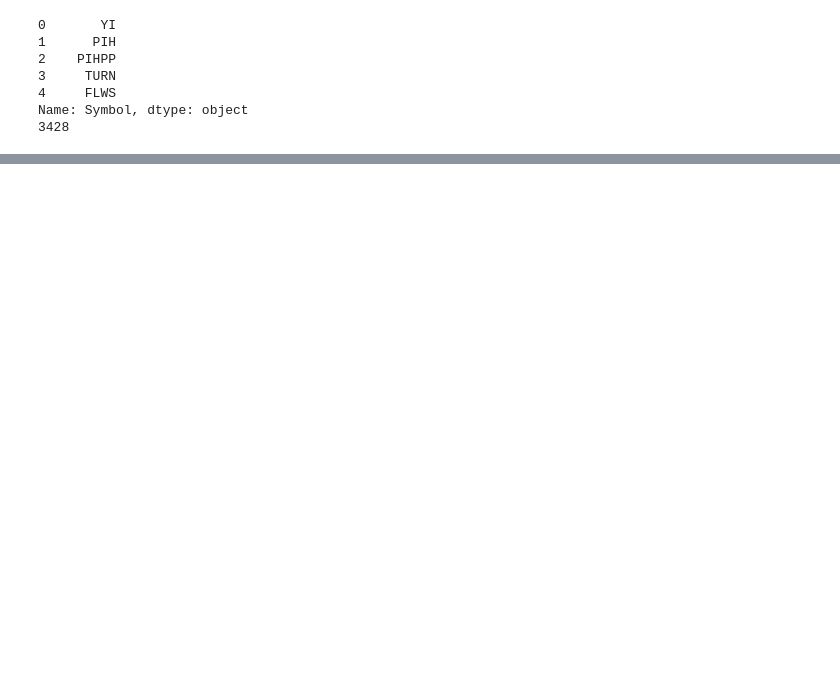
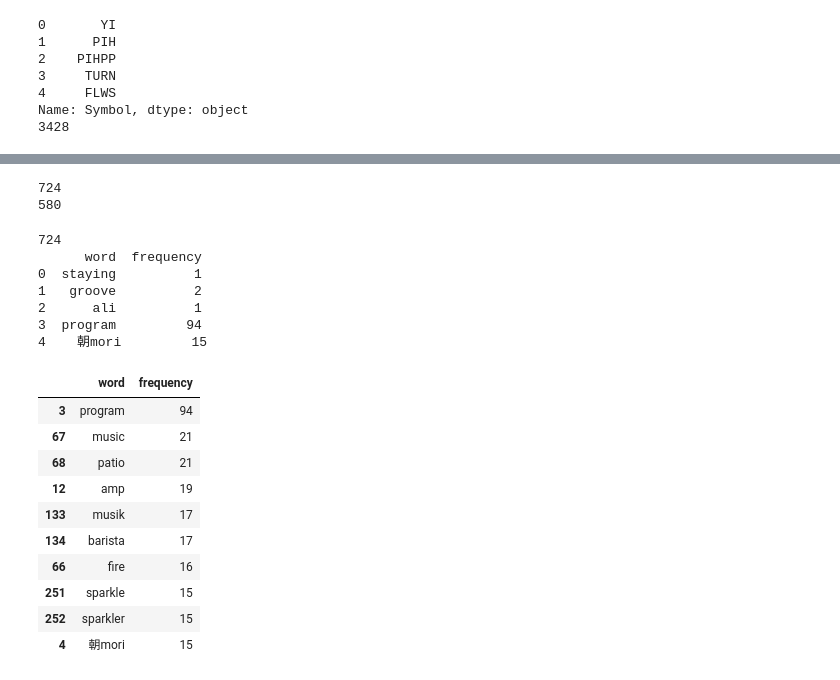
Before and after one commit to myz540/twitter_stocker, a Jupyter notebook: ZHONG_CS688_Term_Project_Option_3.ipynb, the cells around one changed output, grey strips where cells are left out. Saved outputs shown, nothing was run; the diff lists cells and outputs as text; code cells hidden in the pictures; blank space fills up the shorter version.

```diff
--- a/ZHONG_CS688_Term_Project_Option_3.ipynb
+++ b/ZHONG_CS688_Term_Project_Option_3.ipynb
@@ -127,0 +248,29 @@ corpus_handler = CorpusHandler(api, ticker_df)
+# %%
+print(len(gainer_words))
+print(len(loser_words))
+# %% [output]
+724
+580
+# %%
+gainer_df = CorpusHandler.get_word_counts(gainer_words)
+gainer_df.sort_values('frequency', ascending=False, inplace=True)
+gainer_df.head(10)
+# %% [output]
+724
+      word  frequency
+0  staying          1
+1   groove          2
+2      ali          1
+3  program         94
+4    朝mori         15
+|  | word | frequency |
+| 3 | program | 94 |
+| 67 | music | 21 |
+| 68 | patio | 21 |
+| 12 | amp | 19 |
+| 133 | musik | 17 |
+| 134 | barista | 17 |
+| 66 | fire | 16 |
+| 251 | sparkle | 15 |
+| 252 | sparkler | 15 |
+| 4 | 朝mori | 15 |
```
Also changed, not shown: parts of 35 cells of this notebook, 4 other files.
